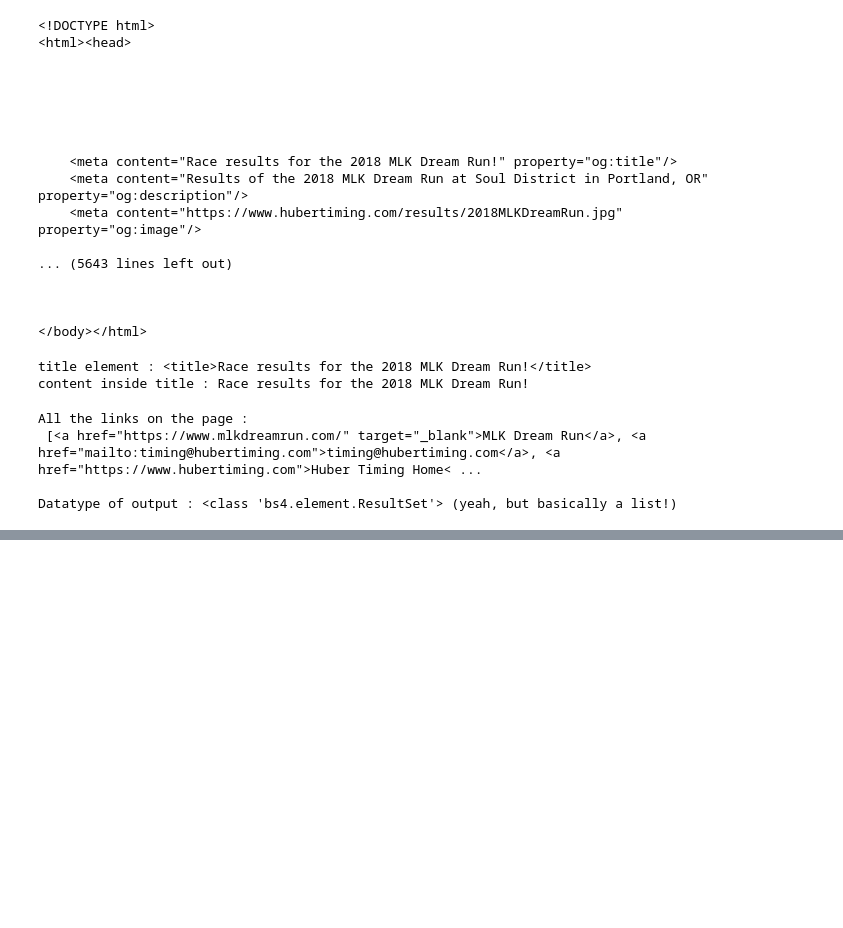
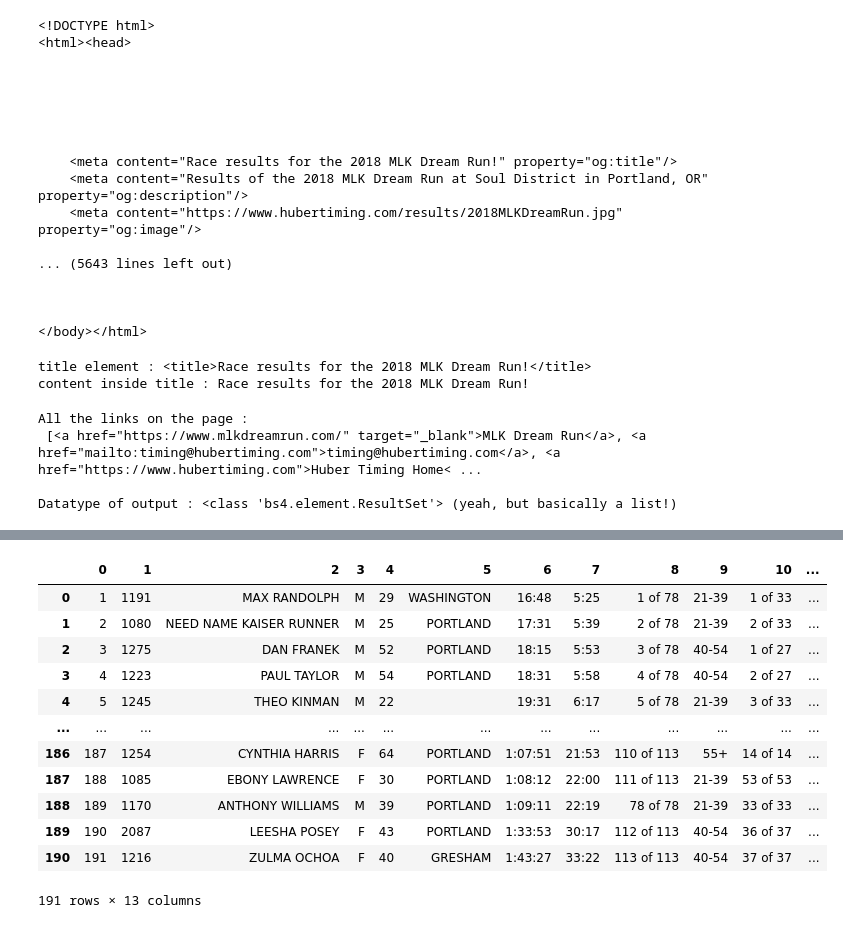
Before and after one commit to RndmCodeGuy20/Python-Development, a Jupyter notebook: Project/Web Scraping/Introduction_to_webscraping.ipynb, the cells around one changed output, grey strips where cells are left out. Saved outputs shown, nothing was run; the diff lists cells and outputs as text; code cells hidden in the pictures; blank space fills up the shorter version.

```diff
--- a/Project/Web Scraping/Introduction_to_webscraping.ipynb
+++ b/Project/Web Scraping/Introduction_to_webscraping.ipynb
@@ -76,0 +92,13 @@ allRows[:2]
+# %%
+firstContestantRow = allRows[13]
+
+row_list = firstContestantRow.find_all("td")
+
+contestantData = []
+
+for i in range(13):
+    contestantData.append(" ".join(row_list[i].text.split()))
+
+print(row_list[9].text.split(" "))
+
+print(contestantData)
@@ -76,0 +118,18 @@ allRows[:2]
+# %%
+contestantData = []
+
+for cell in allRows[5:]:
+    rowEl = cell.find_all("td")
+    Data = []
+
+    # rowEl[9] =
+
+    for i in range(13):
+        Data.append(" ".join(rowEl[i].text.split()))
+
+    if rowEl[9].text != '':
+        Data[9] = rowEl[9].text.split(" ")[1]
+    contestantData.append(Data)
+
+for candidate in contestantData:
+    print(candidate, end='\n')
@@ -76,0 +154,18 @@ allRows[:2]
+# %%
+contestant_df = pd.DataFrame(contestantData)
+
+contestant_df
+# %% [output]
+|  | 0 | 1 | 2 | 3 | 4 | 5 | 6 | 7 | 8 | 9 | 10 | ... |
+| 0 | 1 | 1191 | MAX RANDOLPH | M | 29 | WASHINGTON | 16:48 | 5:25 | 1 of 78 | 21-39 | 1 of 33 | ... |
+| 1 | 2 | 1080 | NEED NAME KAISER RUNNER | M | 25 | PORTLAND | 17:31 | 5:39 | 2 of 78 | 21-39 | 2 of 33 | ... |
+| 2 | 3 | 1275 | DAN FRANEK | M | 52 | PORTLAND | 18:15 | 5:53 | 3 of 78 | 40-54 | 1 of 27 | ... |
+| 3 | 4 | 1223 | PAUL TAYLOR | M | 54 | PORTLAND | 18:31 | 5:58 | 4 of 78 | 40-54 | 2 of 27 | ... |
+| 4 | 5 | 1245 | THEO KINMAN | M | 22 |  | 19:31 | 6:17 | 5 of 78 | 21-39 | 3 of 33 | ... |
+| ... | ... | ... | ... | ... | ... | ... | ... | ... | ... | ... | ... | ... |
+| 186 | 187 | 1254 | CYNTHIA HARRIS | F | 64 | PORTLAND | 1:07:51 | 21:53 | 110 of 113 | 55+ | 14 of 14 | ... |
+| 187 | 188 | 1085 | EBONY LAWRENCE | F | 30 | PORTLAND | 1:08:12 | 22:00 | 111 of 113 | 21-39 | 53 of 53 | ... |
+| 188 | 189 | 1170 | ANTHONY WILLIAMS | M | 39 | PORTLAND | 1:09:11 | 22:19 | 78 of 78 | 21-39 | 33 of 33 | ... |
+| 189 | 190 | 2087 | LEESHA POSEY | F | 43 | PORTLAND | 1:33:53 | 30:17 | 112 of 113 | 40-54 | 36 of 37 | ... |
+| 190 | 191 | 1216 | ZULMA OCHOA | F | 40 | GRESHAM | 1:43:27 | 33:22 | 113 of 113 | 40-54 | 37 of 37 | ... |
+191 rows × 13 columns
```
Also changed, not shown: parts of 17 cells of this notebook, 3 other files.
